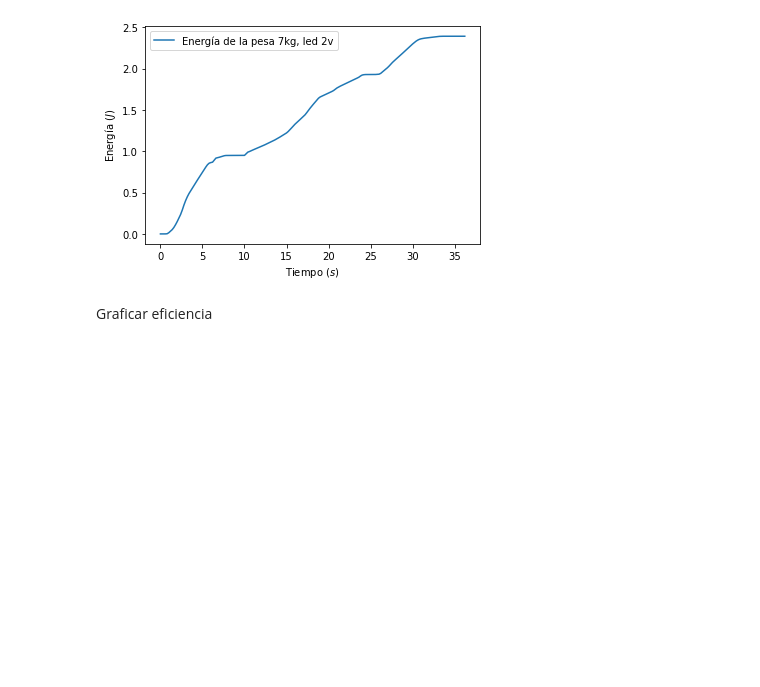
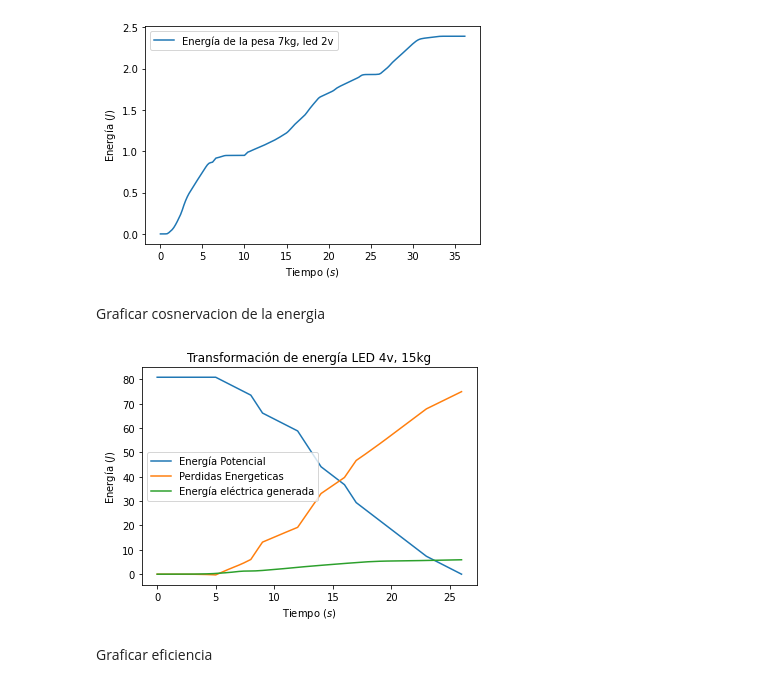
Before and after one commit to AlonsoJimenez/BateriaMecanica, a Jupyter notebook: Analisis.ipynb, the cells around one changed output. Drawn from its saved outputs; the diff is of its cells as text; code cells hidden in the pictures; blank space fills up the shorter version.

Commit message:
Grafica Conservacion Energia

```diff
--- a/Analisis.ipynb
+++ b/Analisis.ipynb
@@ -315,6 +322,47 @@ plt.show()
 [figure]
 [figure]
 [figure]
+# %% [markdown]
+Graficar cosnervacion de la energia
+# %%
+def encontrarAltura(tiempo, alturas, tiempos):
+    alt  = np.interp(tiempo, tiempos, alturas)
+    return alt
+
+ep1 = []
+ep2 = []
+ep3 = []
+ep4 = []
+
+def calcularPerdidas(ep, e):
+    perdidas = []
+    for i in range(len(ep)):
+        perdidas += [ep[0]-e[i]-ep[i]]
+    return perdidas
+
+
+
+def recorridoIterativo(tiempos, alturas, temps, peso):
+    ep = []
+    for i in tiempos:
+        ep += [(alturas[-1] - encontrarAltura(i, alturas, temps)) * 9.8 * peso *0.01]
+    return ep
+
+ep1 = recorridoIterativo(tiempo4v, np.array(alt4v['Altura']), np.array(alt4v['Tiempo']), 15)
+perdidas1 = calcularPerdidas(ep1, e1)
+
+
+fig1, ax1 = plt.subplots()
+ax1.plot(tiempo4v, ep1, label='Energía Potencial')
+ax1.plot(tiempo4v, perdidas1, label='Perdidas Energeticas')
+ax1.plot(tiempo4v, e1, label='Energía eléctrica generada')
+ax1.set_ylabel('Energía $(J)$')
+ax1.set_xlabel('Tiempo $(s)$')
+ax1.set_title('Transformación de energía LED 4v, 15kg')
+ax1.legend()
+plt.show()
+# %% [output]
+[figure, added]
 # %% [markdown]
 Graficar eficiencia
 # %%
```
Also changed, not shown: parts of 2 cells of this notebook.
